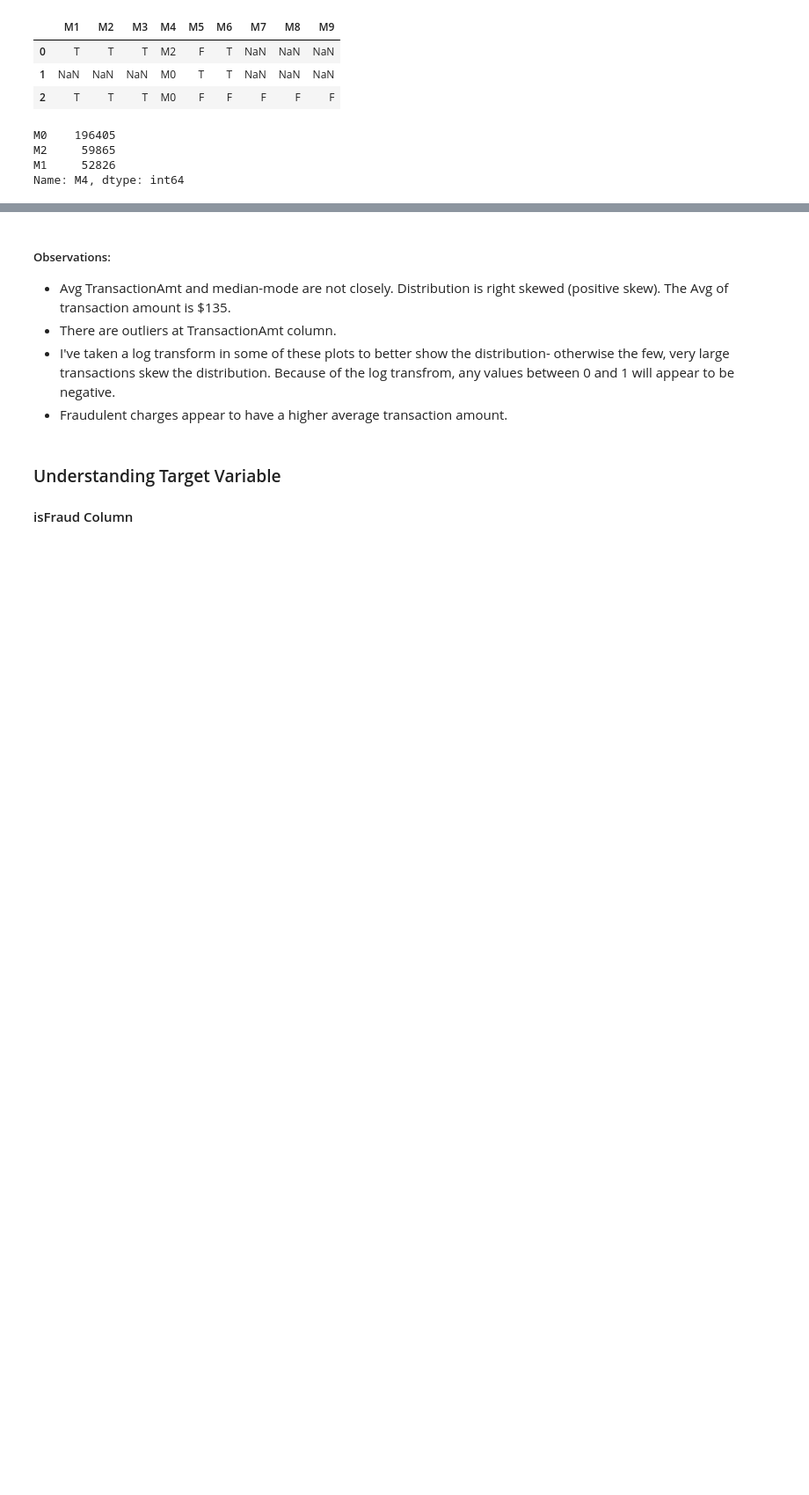
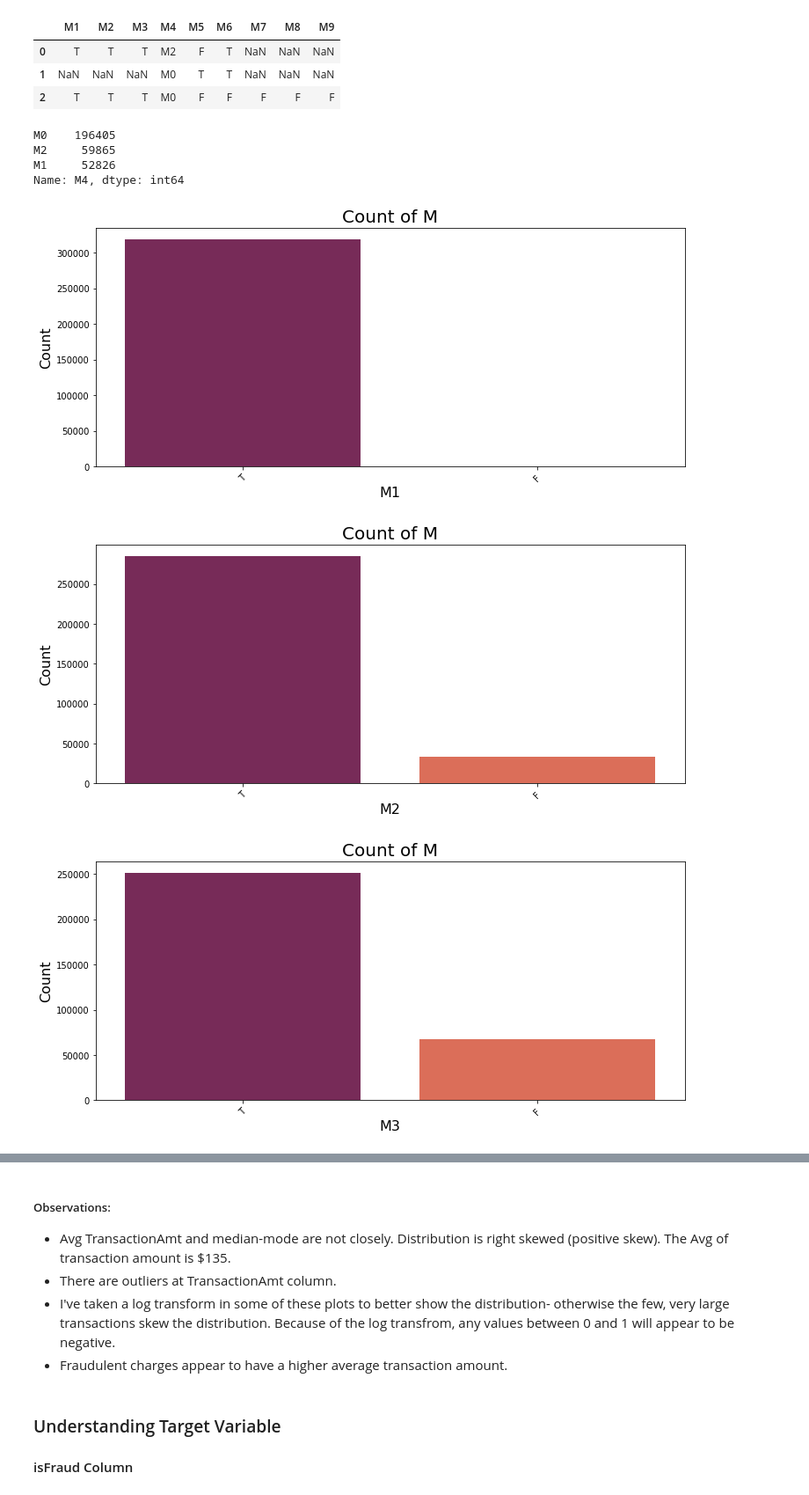
Before and after one commit to ElifKarakutukDinc/IEEE-CIS-Fraud-Detection, a Jupyter notebook: EDA.ipynb, the cells around one changed output, grey strips where cells are left out. Shown at 88% size. Cells and saved outputs as stored; diff of their text form; code cells hidden in the pictures; blank space fills up the shorter version.

```diff
--- a/EDA.ipynb
+++ b/EDA.ipynb
@@ -546,0 +543,14 @@ plt.show()
+# %%
+for col in ["M1", "M2", "M3", "M4", "M5", "M6", "M7", "M8", "M9"]:
+    countplot_viz(
+        train_transaction,
+        col,
+        col,
+        "Count",
+        "Count of M",
+        palette="rocket",
+    )
+# %% [output]
+[figure, added]
+[figure, added]
+[figure, added]
```
Also changed, not shown: parts of 23 cells of this notebook, 3 other files.
